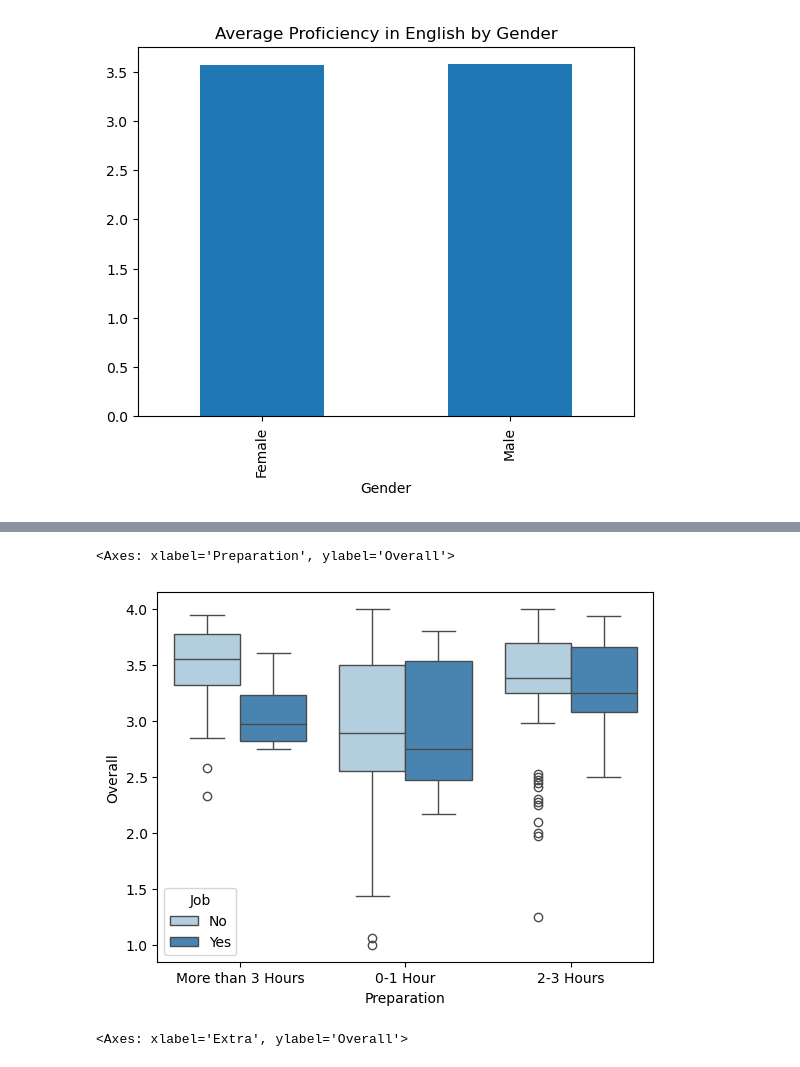
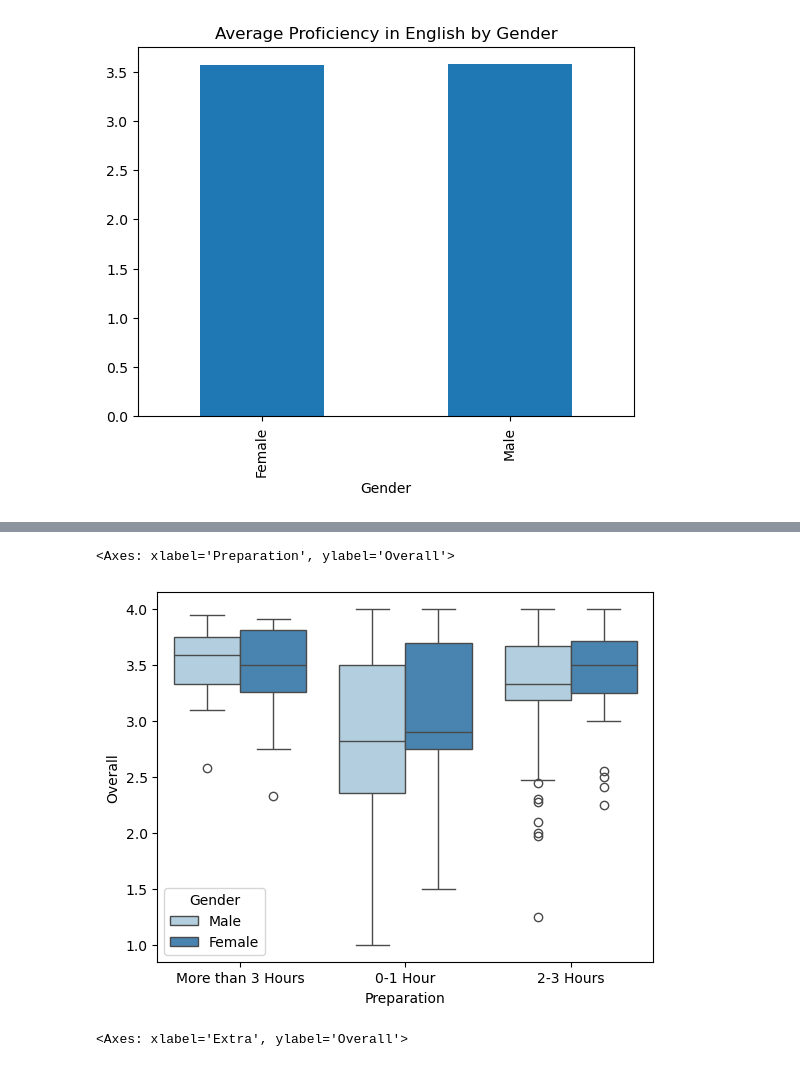
Before and after one commit to I-jidd/Data-Analysis-Machine-Learning, a Jupyter notebook: Student Performance Metrics Dataset/Student-Performance-Metrics-Dataset.ipynb, the cells around one changed output, grey strips where cells are left out. Saved outputs shown, nothing was run; the diff lists cells and outputs as text; code cells hidden in the pictures.

```diff
--- a/Student Performance Metrics Dataset/Student-Performance-Metrics-Dataset.ipynb
+++ b/Student Performance Metrics Dataset/Student-Performance-Metrics-Dataset.ipynb
@@ -222,8 +224,8 @@ plt.show()
 # %%
-sns.boxplot(data=df, x='Preparation', y='Overall', hue='Job',palette='Blues')
+sns.boxplot(data=df, x='Preparation', y='Overall', hue='Gender',palette='Blues')
 # %% [output]
 <Axes: xlabel='Preparation', ylabel='Overall'>
-[figure, old version]
+[figure, new version]
 # %%
 sns.boxplot(data=df, x='Extra', y='Overall', hue='Gender')
 # %% [output]
```
Also changed, not shown: parts of 5 cells of this notebook.
